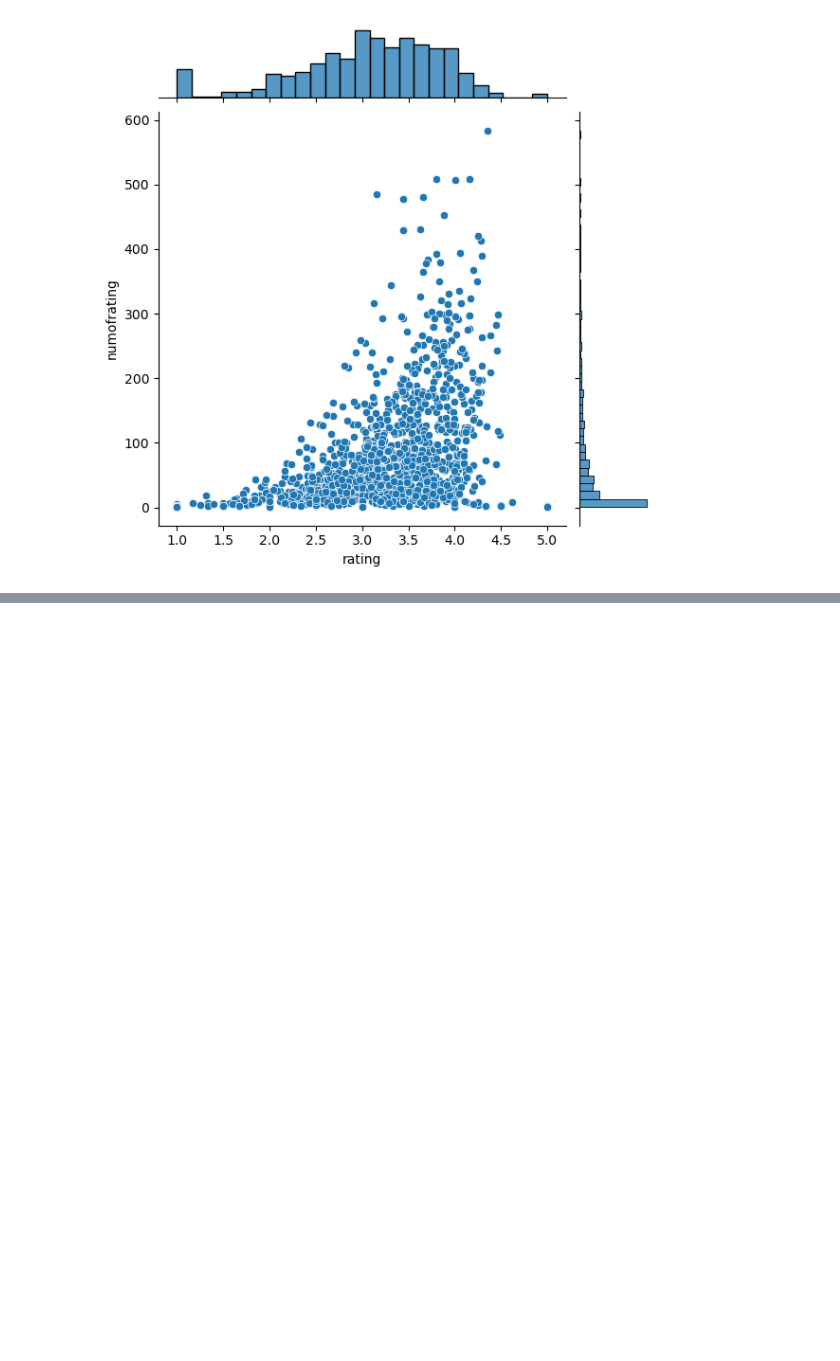
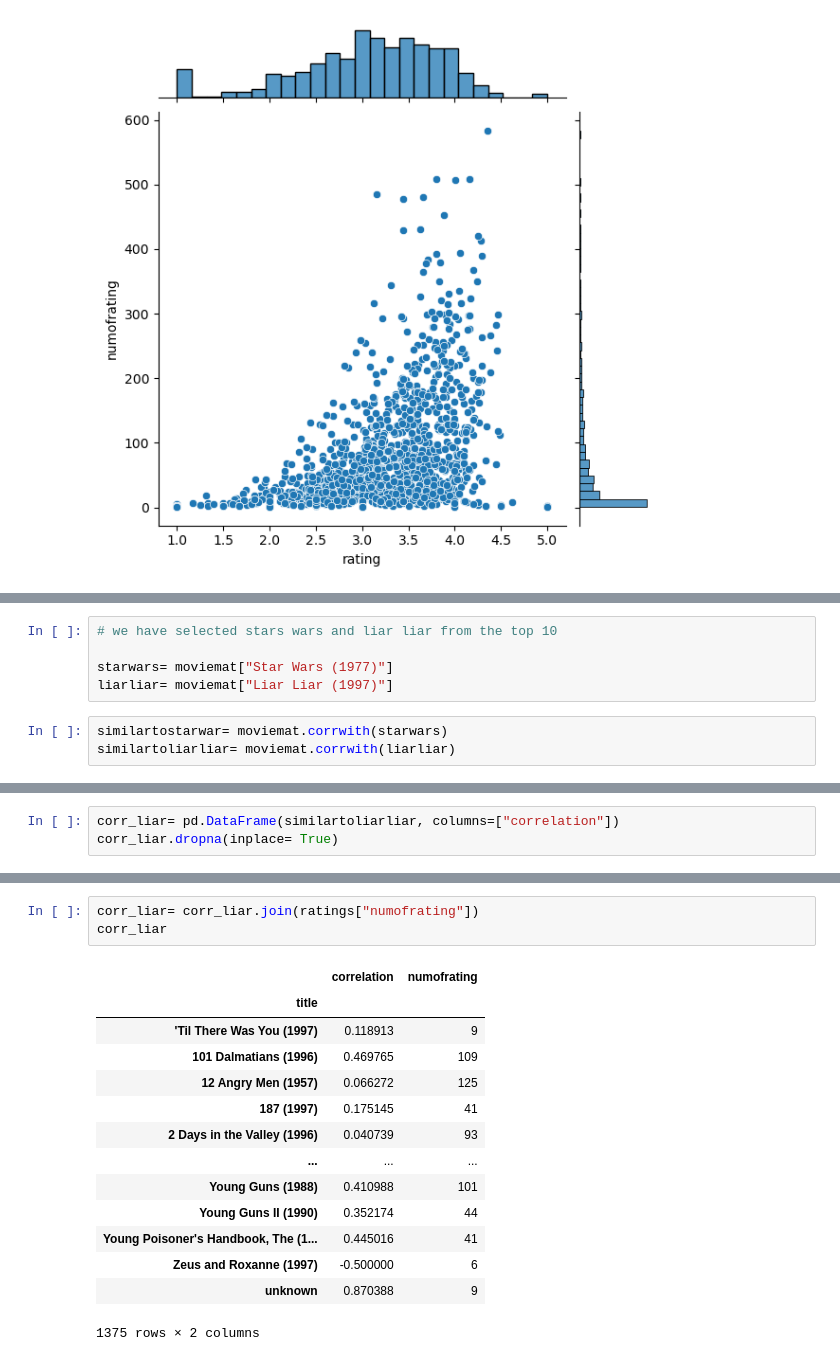
Before and after one commit to fahamin5149/Python-for-DS, a Jupyter notebook: 9.5-Recommender system/Recommender Systems.ipynb, the cells around one changed output, grey strips where cells are left out. Saved outputs shown, nothing was run; the diff lists cells and outputs as text; blank space fills up the shorter version.

```diff
--- a/9.5-Recommender system/Recommender Systems.ipynb
+++ b/9.5-Recommender system/Recommender Systems.ipynb
@@ -149,0 +202,8 @@ sns.jointplot(data= ratings, x="rating", y="numofrating")
+# %%
+# we have selected stars wars and liar liar from the top 10
+
+starwars= moviemat["Star Wars (1977)"]
+liarliar= moviemat["Liar Liar (1997)"]
+# %%
+similartostarwar= moviemat.corrwith(starwars)
+similartoliarliar= moviemat.corrwith(liarliar)
@@ -149,0 +241,3 @@ sns.jointplot(data= ratings, x="rating", y="numofrating")
+# %%
+corr_liar= pd.DataFrame(similartoliarliar, columns=["correlation"])
+corr_liar.dropna(inplace= True)
@@ -149,0 +266,18 @@ sns.jointplot(data= ratings, x="rating", y="numofrating")
+# %%
+corr_liar= corr_liar.join(ratings["numofrating"])
+corr_liar
+# %% [output]
+|  | correlation | numofrating |
+| title |  |  |
+| 'Til There Was You (1997) | 0.118913 | 9 |
+| 101 Dalmatians (1996) | 0.469765 | 109 |
+| 12 Angry Men (1957) | 0.066272 | 125 |
+| 187 (1997) | 0.175145 | 41 |
+| 2 Days in the Valley (1996) | 0.040739 | 93 |
+| ... | ... | ... |
+| Young Guns (1988) | 0.410988 | 101 |
+| Young Guns II (1990) | 0.352174 | 44 |
+| Young Poisoner's Handbook, The (1... | 0.445016 | 41 |
+| Zeus and Roxanne (1997) | -0.500000 | 6 |
+| unknown | 0.870388 | 9 |
+1375 rows × 2 columns
```
Also changed, not shown: parts of 9 cells of this notebook.
